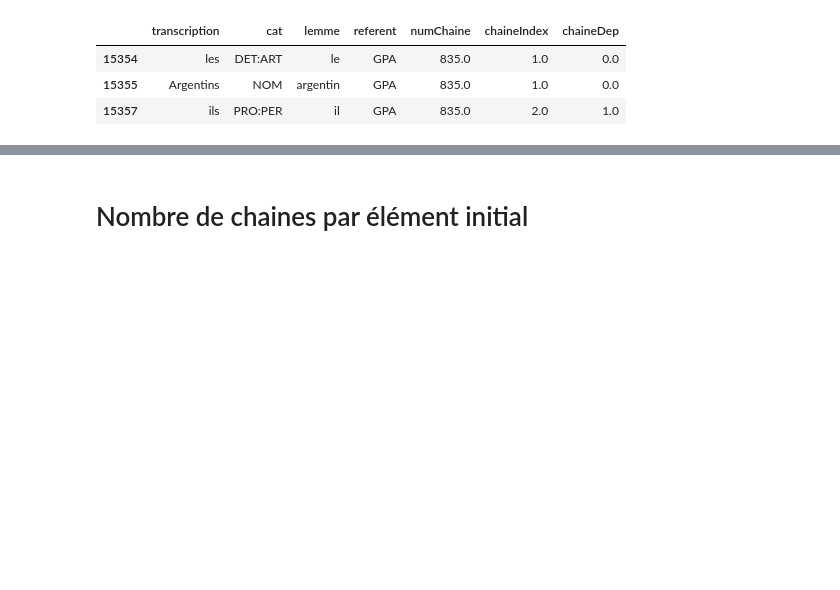
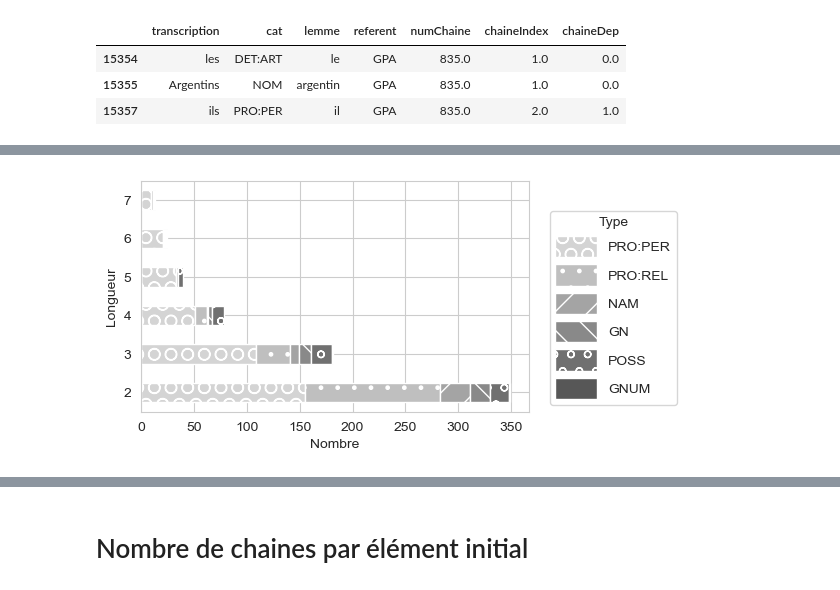
Before and after one commit to gboye/AMBK-SportsCom, a Jupyter notebook: Chaines/Chaines-Tables.ipynb, the cells around one changed output, grey strips where cells are left out. Saved outputs shown, nothing was run; the diff lists cells and outputs as text; code cells hidden in the pictures; blank space fills up the shorter version.

```diff
--- a/Chaines/Chaines-Tables.ipynb
+++ b/Chaines/Chaines-Tables.ipynb
@@ -2,9 +2,11 @@
 import pandas as pd
 import numpy as np
 import matplotlib.pyplot as plt
+import matplotlib.ticker as mtick
 import seaborn as sns
 import os,re,nltk,difflib
 sns.set_style("whitegrid")
+sns.set_palette("Greys")
 
 def ding():
     os.system('afplay /System/Library/Sounds/Submarine.aiff')
@@ -133,0 +192,2 @@ df.to_excel(rep+"Chaines-FR-AR-fr.xlsx",index=0)
+# %%
+dfType=pd.read_excel(rep+nFile.replace(".xlsx","-Type.xlsx"),index_col=None)
@@ -133,0 +224,7 @@ df.to_excel(rep+"Chaines-FR-AR-fr.xlsx",index=0)
+# %%
+dfPlot=dfType.loc[dfType.numChaine.notnull()].groupby(["numChaine","chaineDep"]).first().groupby(["chaineIndex","indexType"])[["cat"]].count()
+dfPlot=dfPlot.reset_index()
+dfPlot["chaineIndex"]=dfPlot["chaineIndex"].astype(int)
+dfPlot=dfPlot.pivot_table(index="chaineIndex",columns="indexType",values="cat")
+dfPlot=dfPlot[["PRO:PER","PRO:REL","NAM","GN","POSS","GNUM"]]
+dfPlot
@@ -133,0 +247,19 @@ df.to_excel(rep+"Chaines-FR-AR-fr.xlsx",index=0)
+# %%
+colors=sns.color_palette('Greys',10)[2:]
+ax=dfPlot.iloc[1:7].plot(kind="barh",stacked=True, figsize=(5, 3),color=colors)
+
+bars = ax.patches
+hatches = ''.join(h*len(dfPlot.iloc[:6]) for h in 'O./\\o ')
+
+for bar, hatch in zip(bars, hatches):
+    bar.set_hatch(hatch)
+
+# ax.set_ylim(-0.5,5.5)
+ax.set_xlabel('Nombre')
+ax.set_ylabel('Longueur')
+leg=plt.legend(loc='lower right', title='Type',bbox_to_anchor=(1.4, 0.0),handlelength=3, handleheight=2)
+
+plt.savefig("JE-BC-TypeLongueur-%s-Mono.png"%(match),
+                bbox_inches="tight",dpi=300)
+# %% [output]
+[figure, added]
```
Also changed, not shown: parts of 32 cells of this notebook, 3 other files.
